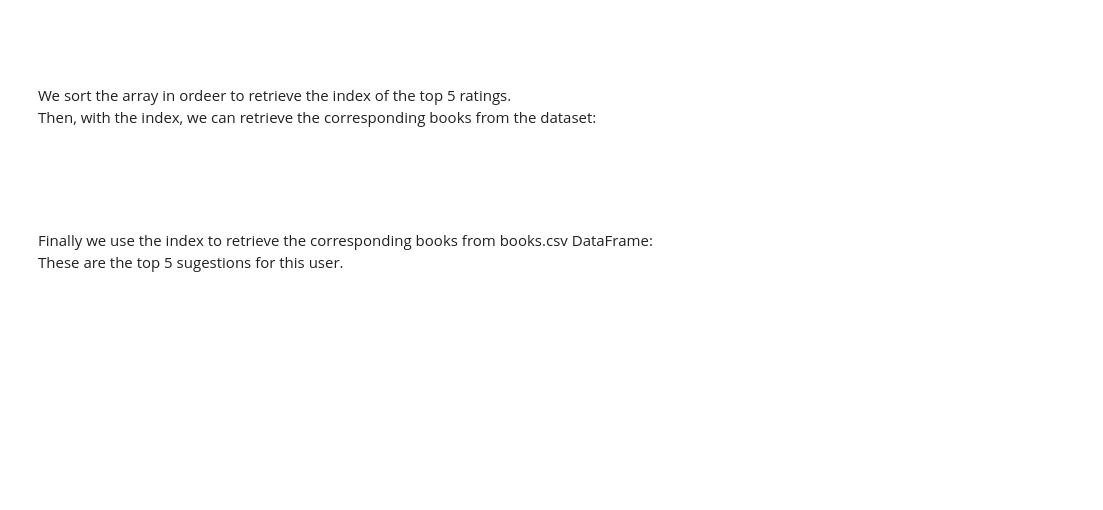
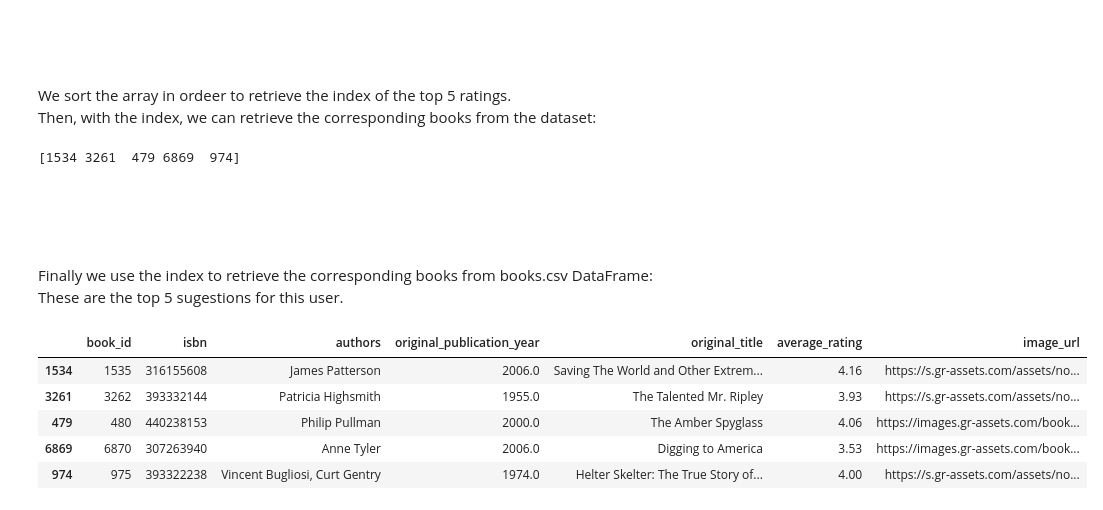
Before and after one commit to JK2018/project-Voltron-t-maj-800-Epitech-, a Jupyter notebook: 1/VoltronAIbookRecommender.ipynb, the cells around one changed output. Cells and saved outputs as stored; diff of their text form; code cells hidden in the pictures; blank space fills up the shorter version.

```diff
--- a/1/VoltronAIbookRecommender.ipynb
+++ b/1/VoltronAIbookRecommender.ipynb
@@ -57,0 +49,3 @@ books_df.head()
+# %%
+pd.options.display.max_columns = None
+books_df.head()
@@ -276,7 +284,9 @@ We sort the array in ordeer to retrieve the index of the top 5 ratings.
 # %%
 pred = pred.reshape(-1) #reshape to single dimension
 pred_ids = (-pred).argsort()[0:5]
-pred_ids
+print(pred_ids)
+# %% [output]
+[1534 3261  479 6869  974]
 # %% [markdown]
 <br/><br/><br/>
 
@@ -286,0 +295,27 @@ books_df.iloc[pred_ids]
+# %%
+
+del books_df["ratings_count"]
+del books_df["work_ratings_count"]
+del books_df["work_text_reviews_count"]
+del books_df["ratings_1"]
+del books_df["ratings_2"]
+del books_df["ratings_3"]
+del books_df["ratings_4"]
+del books_df["ratings_5"]
+del books_df["small_image_url"]
+del books_df["goodreads_book_id"]
+del books_df["best_book_id"]
+del books_df["work_id"]
+del books_df["books_count"]
+del books_df["isbn13"]
+del books_df["title"]
+del books_df["language_code"]
+
+books_df.iloc[pred_ids]
+# %% [output]
+|  | book_id | isbn | authors | original_publication_year | original_title | average_rating | image_url |
+| 1534 | 1535 | 316155608 | James Patterson | 2006.0 | Saving The World and Other Extrem... | 4.16 | https://s.gr-assets.com/assets/no... |
+| 3261 | 3262 | 393332144 | Patricia Highsmith | 1955.0 | The Talented Mr. Ripley | 3.93 | https://s.gr-assets.com/assets/no... |
+| 479 | 480 | 440238153 | Philip Pullman | 2000.0 | The Amber Spyglass | 4.06 | https://images.gr-assets.com/book... |
+| 6869 | 6870 | 307263940 | Anne Tyler | 2006.0 | Digging to America | 3.53 | https://images.gr-assets.com/book... |
+| 974 | 975 | 393322238 | Vincent Bugliosi, Curt Gentry | 1974.0 | Helter Skelter: The True Story of... | 4.00 | https://s.gr-assets.com/assets/no... |
```
Also changed, not shown: parts of 19 cells of this notebook, 5 other files.
